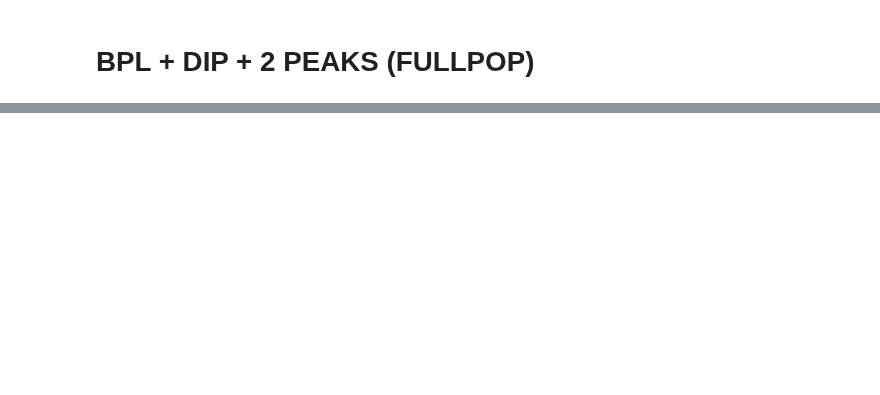
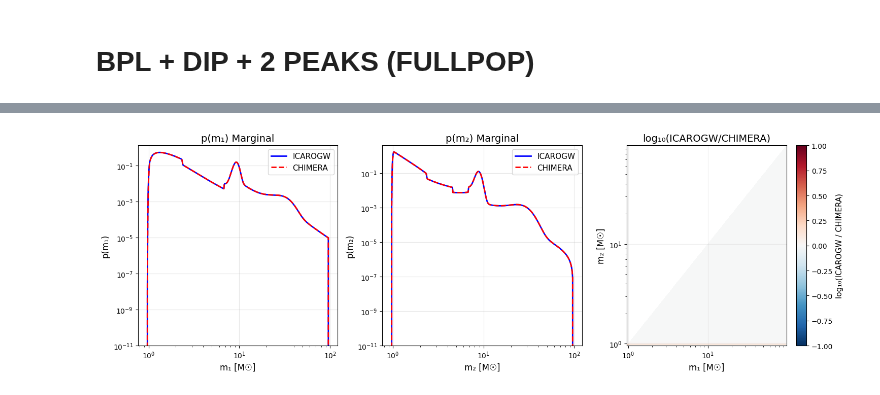
Before and after one commit to CosmoStatGW/CHIMERA, a Jupyter notebook: examples/new_mass_models.ipynb, the cells around one changed output, grey strips where cells are left out. Drawn from its saved outputs; the diff is of its cells as text; code cells hidden in the pictures; blank space fills up the shorter version.

```diff
--- a/examples/new_mass_models.ipynb
+++ b/examples/new_mass_models.ipynb
@@ -174,7 +155,7 @@ WARNING:2026-07-20 16:30:54,469:jax._src.xla_bridge:794: An NVIDIA GPU may be pr
 import os, sys
 os.environ['CHIMERA_ENABLE_GPU'] = "False"
 sys.path.append(os.getcwd()+'/../')
-sys.path.append('/home/mt/softwares/icarogw/')
+sys.path.append('/leonardo/home/userexternal/mtagliaz/softwares/icarogw/')
 import jax
 import jax.numpy as jnp
 import numpy as np
@@ -311,3 +292,4 @@ cbar.set_label('log₁₀(ICAROGW / CHIMERA)', fontsize=11)
 
 plt.tight_layout()
 plt.show()
+# %% [output]
@@ -313,0 +298 @@ plt.show()
+[figure, added]
```
Also changed, not shown: parts of 3 cells of this notebook, 31 other files.
